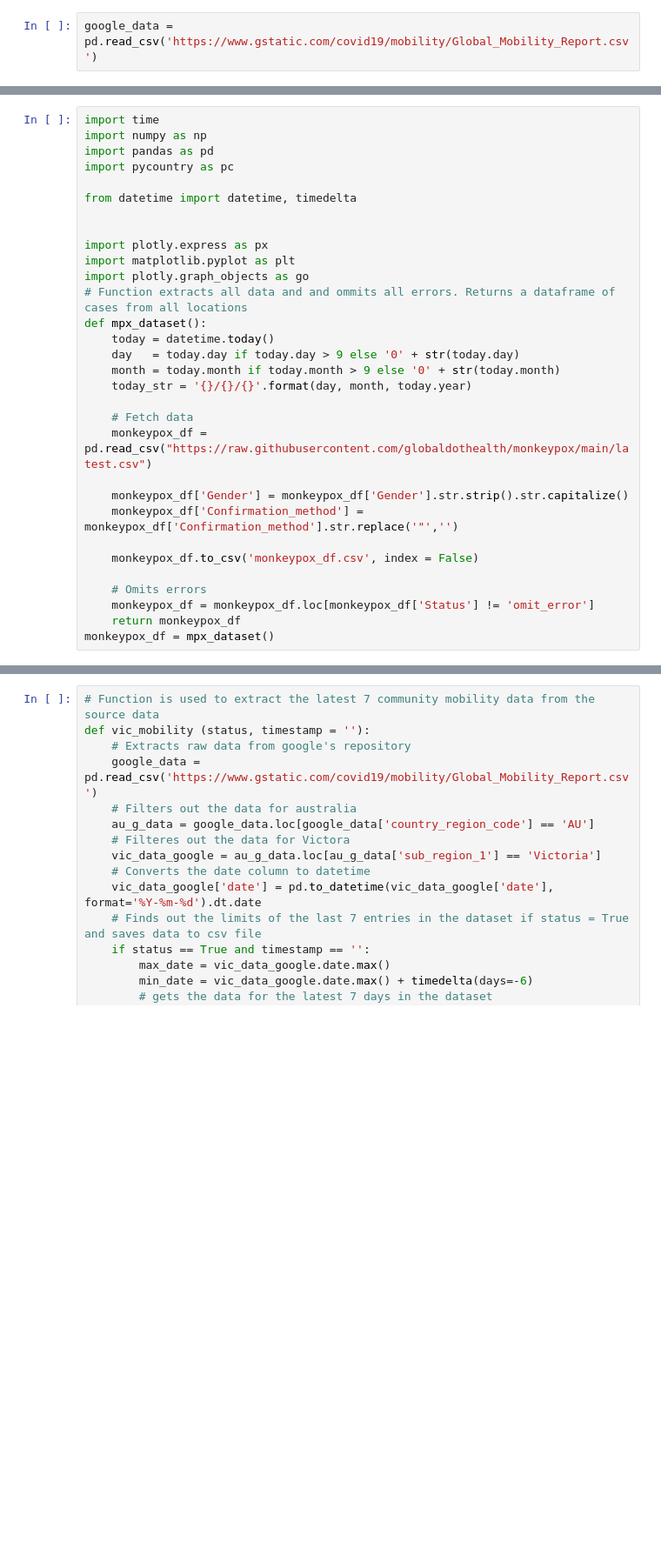
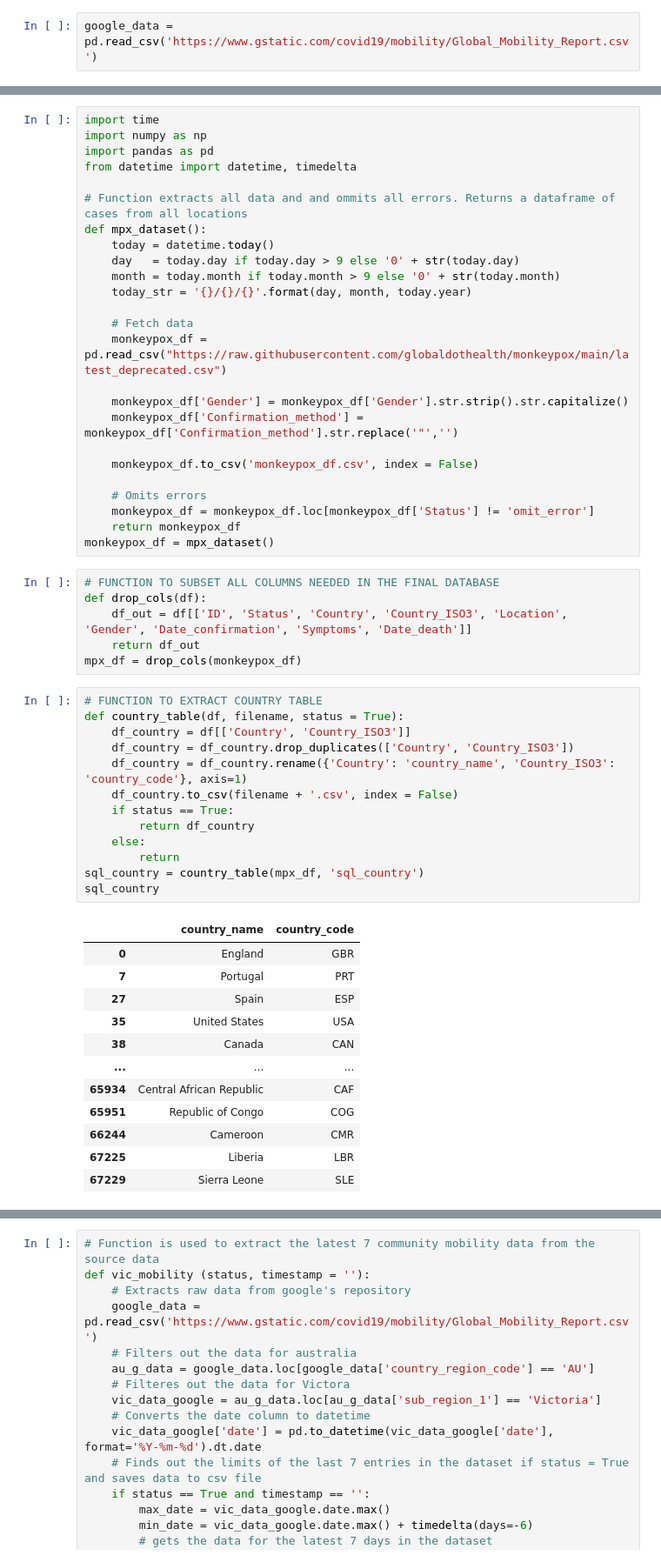
Before and after one commit to kinoshita197083/Grad-Project-React, a Jupyter notebook: dataset_content/monkeypox.ipynb, the cells around one changed output, grey strips where cells are left out. Shown: that part at 87% size. Cells and saved outputs as stored; diff of their text form; blank space fills up the shorter version.

```diff
--- a/dataset_content/monkeypox.ipynb
+++ b/dataset_content/monkeypox.ipynb
@@ -56,14 +72,8 @@ datetime.date(2022, 9, 8)
 import time
 import numpy as np
 import pandas as pd
-import pycountry as pc
-
 from datetime import datetime, timedelta
 
-
-import plotly.express as px
-import matplotlib.pyplot as plt
-import plotly.graph_objects as go
 # Function extracts all data and and ommits all errors. Returns a dataframe of cases from all locations
 def mpx_dataset():
     today = datetime.today()
@@ -72,7 +82,7 @@ def mpx_dataset():
     today_str = '{}/{}/{}'.format(day, month, today.year)
 
     # Fetch data
-    monkeypox_df = pd.read_csv("https://raw.githubusercontent.com/globaldothealth/monkeypox/main/latest.csv")
+    monkeypox_df = pd.read_csv("https://raw.githubusercontent.com/globaldothealth/monkeypox/main/latest_deprecated.csv")
 
     monkeypox_df['Gender'] = monkeypox_df['Gender'].str.strip().str.capitalize()
     monkeypox_df['Confirmation_method'] = monkeypox_df['Confirmation_method'].str.replace('"','')
@@ -83,3 +93,35 @@ def mpx_dataset():
     monkeypox_df = monkeypox_df.loc[monkeypox_df['Status'] != 'omit_error']
     return monkeypox_df
 monkeypox_df = mpx_dataset()
+# %%
+# FUNCTION TO SUBSET ALL COLUMNS NEEDED IN THE FINAL DATABASE
+def drop_cols(df):
+    df_out = df[['ID', 'Status', 'Country', 'Country_ISO3', 'Location', 'Gender', 'Date_confirmation', 'Symptoms', 'Date_death']]
+    return df_out
+mpx_df = drop_cols(monkeypox_df)
+# %%
+# FUNCTION TO EXTRACT COUNTRY TABLE
+def country_table(df, filename, status = True):
+    df_country = df[['Country', 'Country_ISO3']]
+    df_country = df_country.drop_duplicates(['Country', 'Country_ISO3'])
+    df_country = df_country.rename({'Country': 'country_name', 'Country_ISO3': 'country_code'}, axis=1)
+    df_country.to_csv(filename + '.csv', index = False)
+    if status == True:
+        return df_country
+    else:
+        return
+sql_country = country_table(mpx_df, 'sql_country')
+sql_country
+# %% [output]
+|  | country_name | country_code |
+| 0 | England | GBR |
+| 7 | Portugal | PRT |
+| 27 | Spain | ESP |
+| 35 | United States | USA |
+| 38 | Canada | CAN |
+| ... | ... | ... |
+| 65934 | Central African Republic | CAF |
+| 65951 | Republic of Congo | COG |
+| 66244 | Cameroon | CMR |
+| 67225 | Liberia | LBR |
+| 67229 | Sierra Leone | SLE |
```
Also changed, not shown: parts of 15 cells of this notebook, 9 other files.
